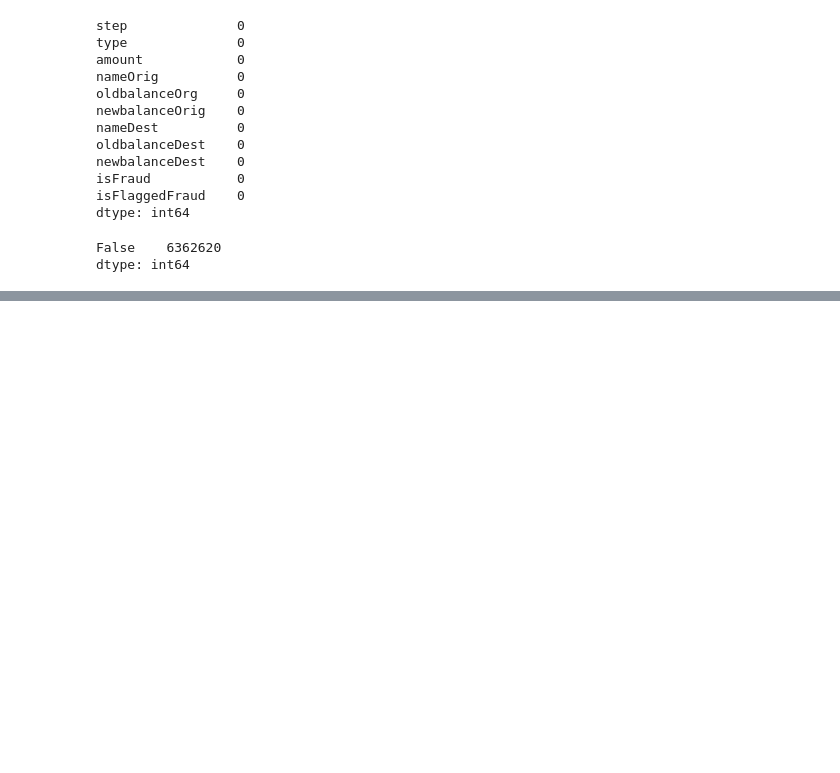
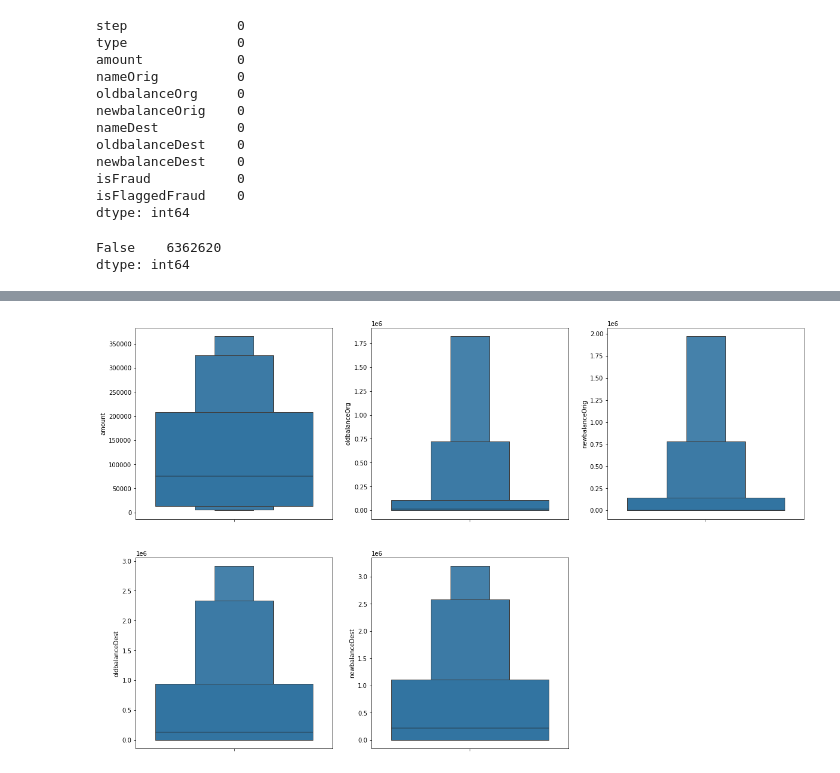
Before and after one commit to SHIVRAJSHINDE/Eda-FeatureEngineering, a Jupyter notebook: EDA/OnlinePaymentFraudPrediction/Untitled.ipynb, the cells around one changed output, grey strips where cells are left out. Cells and saved outputs as stored; diff of their text form; code cells hidden in the pictures; blank space fills up the shorter version.

```diff
--- a/EDA/OnlinePaymentFraudPrediction/Untitled.ipynb
+++ b/EDA/OnlinePaymentFraudPrediction/Untitled.ipynb
@@ -46,0 +89,11 @@ dtype: int64
+# %%
+feature=['amount','oldbalanceOrg','newbalanceOrig','oldbalanceDest','newbalanceDest']
+
+for i in feature:
+    lower = data[i].quantile(0.10)
+    upper = data[i].quantile(0.90)
+    data[i] = np.where(data[i] <lower, lower,data[i])
+    data[i] = np.where(data[i] >upper, upper,data[i])
+    print('Feature: ',i)
+    print('Skewness value: ',data[i].skew())
+    print('\n')
@@ -46,0 +119,10 @@ dtype: int64
+# %%
+feature=['amount','oldbalanceOrg','newbalanceOrig','oldbalanceDest','newbalanceDest']
+
+plt.figure(figsize=(20,20))
+
+for i in enumerate(feature):
+    plt.subplot(3,3,i[0]+1)
+    sns.boxenplot(y=data[i[1]])
+# %% [output]
+[figure, added]
```
Also changed, not shown: parts of 10 cells of this notebook.
